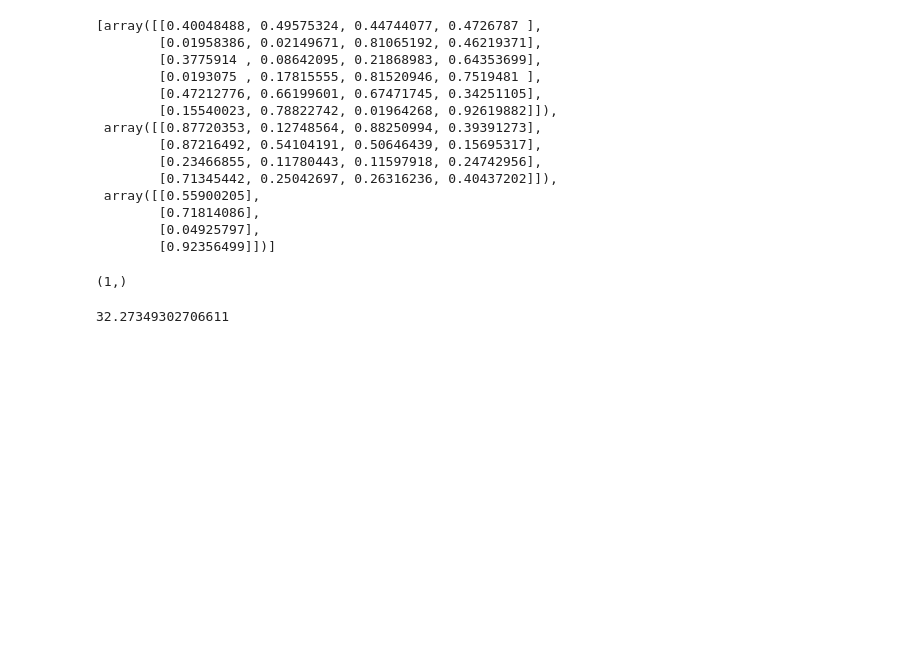
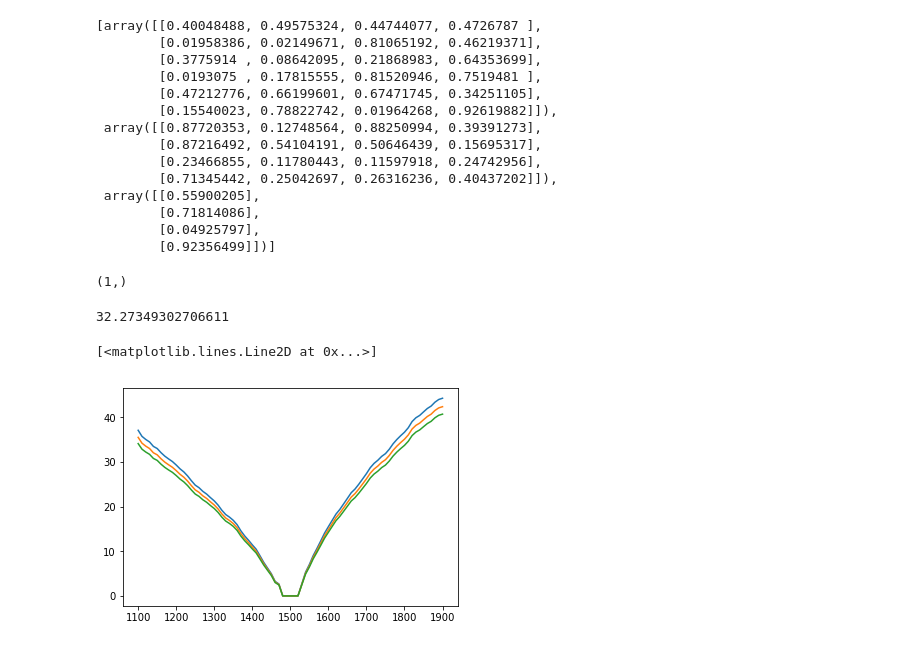
Before and after one commit to shiokoala/soturon, a Jupyter notebook: Untitled.ipynb, the cells around one changed output. Saved outputs shown, nothing was run; the diff lists cells and outputs as text; code cells hidden in the pictures; blank space fills up the shorter version.

```diff
--- a/Untitled.ipynb
+++ b/Untitled.ipynb
@@ -128,0 +131,21 @@ dd.output(input_array)
+# %%
+with open('t100.json') as f:
+    df = json.load(f)
+# %%
+x = df['data'][5]['x']
+y = df['data'][5]['y']
+# plt.plot(x,y)
+k1=0.0126
+k2=0.01375
+k3=0.0149
+force = [9.8*x for x in y]
+rev1 = [math.sqrt(abs(x)/k1) for x in force]
+rev2 = [math.sqrt(abs(x)/k2) for x in force]
+rev3 = [math.sqrt(abs(x)/k3) for x in force]
+
+plt.plot(x,rev1)
+plt.plot(x,rev2)
+plt.plot(x,rev3)
+# %% [output]
+[<matplotlib.lines.Line2D at 0x...>]
+[figure, added]
```
Also changed, not shown: parts of 2 cells of this notebook, 14 other files.
